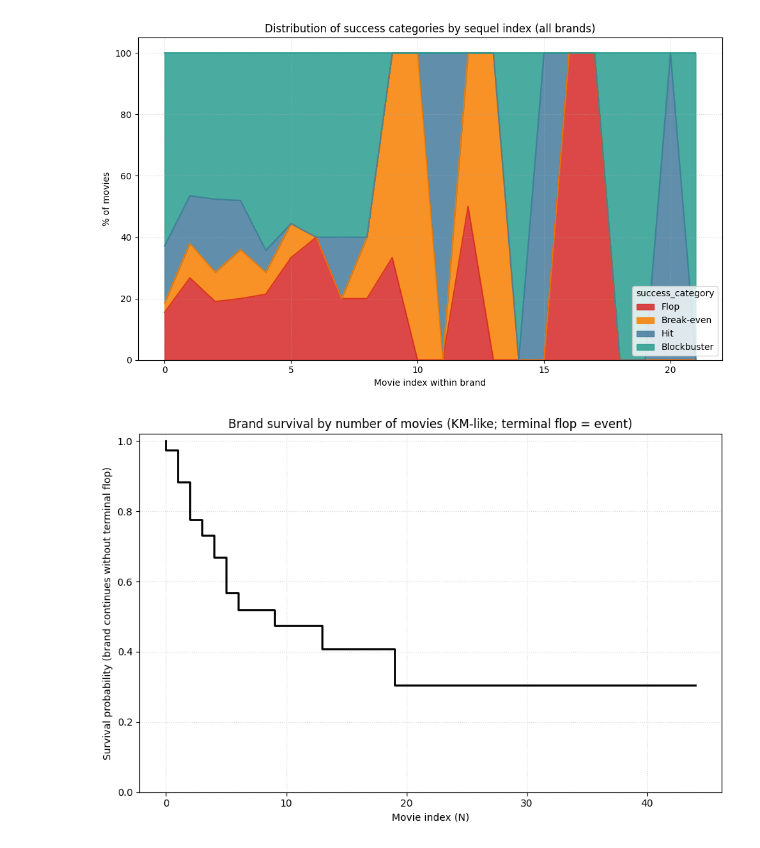
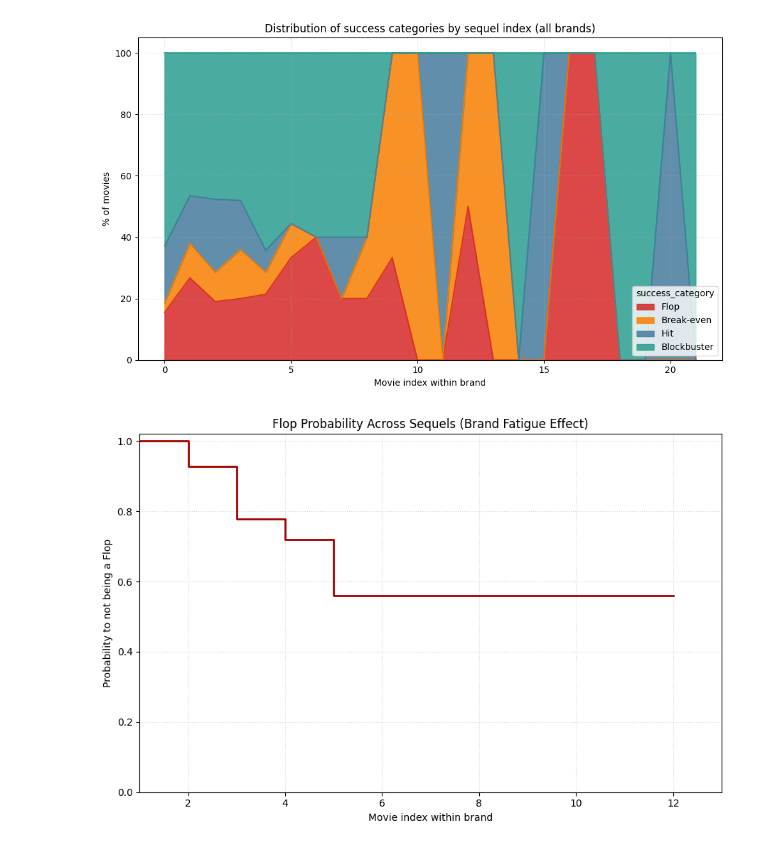
Before and after one commit to OrF8/Reel-Patterns, a Jupyter notebook: Curtain call, please/review_analysis.ipynb, the cells around one changed output. Cells and saved outputs as stored; diff of their text form; code cells hidden in the pictures.

```diff
--- a/Curtain call, please/review_analysis.ipynb
+++ b/Curtain call, please/review_analysis.ipynb
@@ -7,9 +7,9 @@ rt_series_df = pd.read_csv("../data/rotten_tomatoes_movies_with_money_2.csv")
 rt_series_df = rt_series_df[rt_series_df.wd_film_qid.notna() & (rt_series_df.series_qid.notna() | rt_series_df.franchise_qid.notna())]
 
 
-rt_series_df['n_films_in_series'] = rt_series_df.groupby(['series_qid']).transform('size')
-rt_series_df['n_films_in_franchise'] = rt_series_df.groupby(['franchise_qid']).transform('size')
-rt_series_df = rt_series_df.query("n_films_in_series > 1 or n_films_in_franchise > 1")
+# rt_series_df['n_films_in_series'] = rt_series_df.groupby(['series_qid']).transform('size')
+# rt_series_df['n_films_in_franchise'] = rt_series_df.groupby(['franchise_qid']).transform('size')
+# rt_series_df = rt_series_df.query("n_films_in_series > 1 or n_films_in_franchise > 1")
 
 print(rt_series_df.shape)
 metadata_df = pd.read_csv("../data/clean_tmdb.csv")
@@ -50,10 +50,15 @@ rt_series_df = rt_series_df[rt_series_df.budget_value.notna() & rt_series_df.box
 
 rt_series_df = rt_series_df.rename(columns={'rotten_tomatoes_link' : 'rt_id', 'wd_film_qid': 'wd_id', 'wd_film_label' : 'title', 'bom_film_id' : 'bom_id'})
 rt_series_df = rt_series_df.rename(columns={'budget_value' : 'budget', 'box_office_value': 'revenue', 'wd_film_label' : 'title', 'bom_film_id' : 'bom_id'})
+rt_series_df = rt_series_df.query("budget > 0 & revenue > 0")
 
 rt_series_df = rt_series_df.sort_values(by='original_release_date')
 rt_series_df['index_in_series'] = rt_series_df.groupby(['series_qid']).cumcount()
 rt_series_df['index_in_franchise'] = rt_series_df.groupby(['franchise_qid']).cumcount()
+
+rt_series_df['n_films_in_series'] = rt_series_df.groupby(['series_qid']).transform('size')
+rt_series_df['n_films_in_franchise'] = rt_series_df.groupby(['franchise_qid']).transform('size')
+rt_series_df = rt_series_df.query("n_films_in_series > 1 or n_films_in_franchise > 1")
 
 def categorize_movie_success(df: pd.DataFrame) -> pd.DataFrame:
     """
@@ -479,43 +603,45 @@ import pandas as pd
 import numpy as np
 import matplotlib.pyplot as plt
 
-brand_col = 'series_qid'
-index_in_brand_col = 'index_in_series'
-work_df = rt_series_df[rt_series_df[brand_col].notna()].copy()
+brand_col = 'franchise_qid'
+index_in_brand_col = 'index_in_franchise'
+
+work_df = rt_series_df[rt_series_df[brand_col].notna() & (rt_series_df['n_films_in_franchise'] > 2) & (rt_series_df[index_in_brand_col] <= 12)].copy()
 
 # Per-brand last index and whether last is a flop
-last = (work_df.sort_values([brand_col,index_in_brand_col])
+last = (work_df.sort_values([brand_col, index_in_brand_col])
           .groupby(brand_col)
-          .tail(1)[[brand_col,index_in_brand_col,'success_category']]
+          .tail(1)[[brand_col,index_in_brand_col, 'success_category']]
           .rename(columns={index_in_brand_col:'t'}))
 last['event'] = (last['success_category'] == 'Flop').astype(int)  # 1=death, 0=censored
 
 # Build KM steps: for unique times t, compute d_i (events) and n_i (at risk)
 times = np.sort(last['t'].unique())
 S = []
 surv = 1.0
 for t in times:
     # at risk: brands whose last index >= t
     at_risk = (last['t'] >= t).sum()
     # events at t: brands whose last index == t and last is flop
     d_i = ((last['t'] == t) & (last['event'] == 1)).sum()
     # KM update
     if at_risk > 0:
         surv *= (1 - d_i / at_risk)
     S.append((t, surv))
 
 # Step plot
 t_vals = [0] + [tt for tt,_ in S for _ in (0,1)]
 s_vals = [1.0] + [sv for _,sv in S for _ in (1,1)]
 
 plt.figure(figsize=(9,6))
-plt.step(t_vals, s_vals, where="post", color="black", linewidth=2)
+plt.step(t_vals, s_vals, where="post", color="#A40000", linewidth=2)
 plt.ylim(0, 1.02)
-plt.xlabel("Movie index (N)")
-plt.ylabel("Survival probability (brand continues without terminal flop)")
-plt.title("Brand survival by number of movies (KM-like; terminal flop = event)")
+plt.xlim(1, max(t_vals)+1)
+plt.xlabel("Movie index within brand")
+plt.ylabel("Probability to not being a Flop")
+plt.title("Flop Probability Across Sequels (Brand Fatigue Effect)")
 plt.grid(True, linestyle=":", alpha=0.5)
 plt.tight_layout()
 plt.show()
 # %% [output]
-[figure, old version]
+[figure, new version]
```
Also changed, not shown: parts of 10 cells of this notebook, 1 other file.
